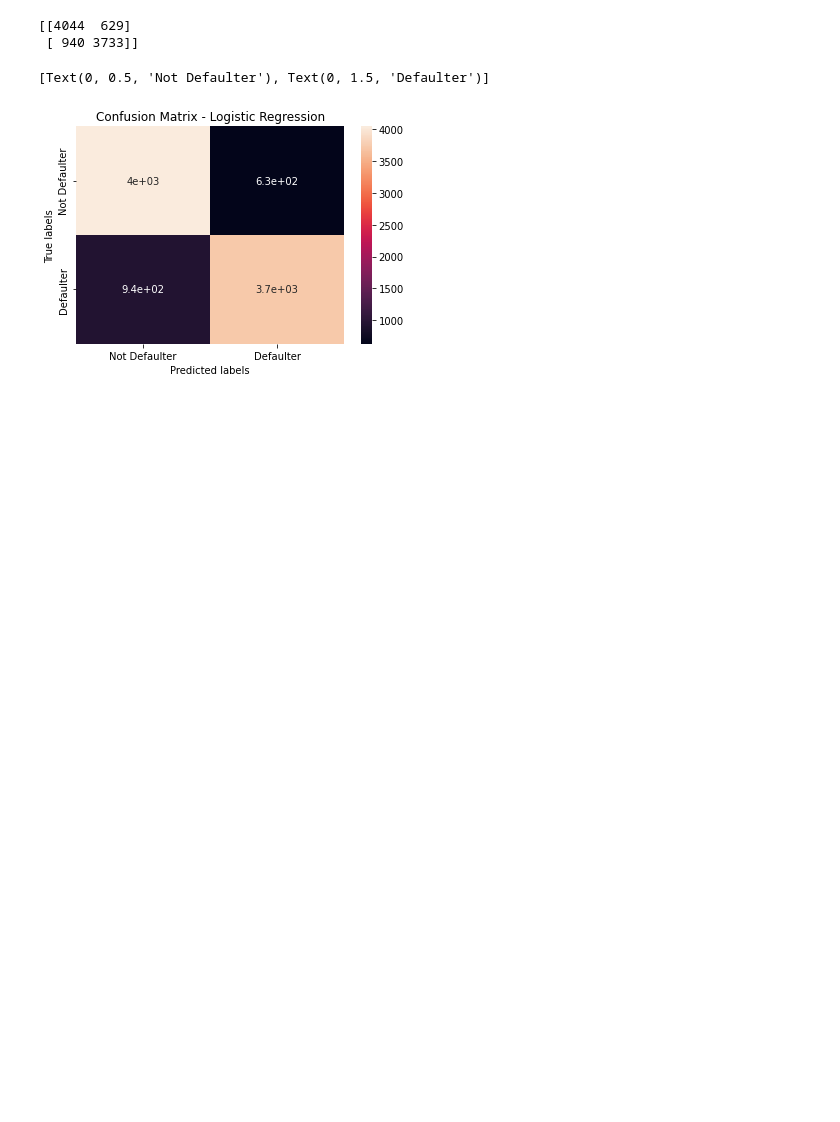
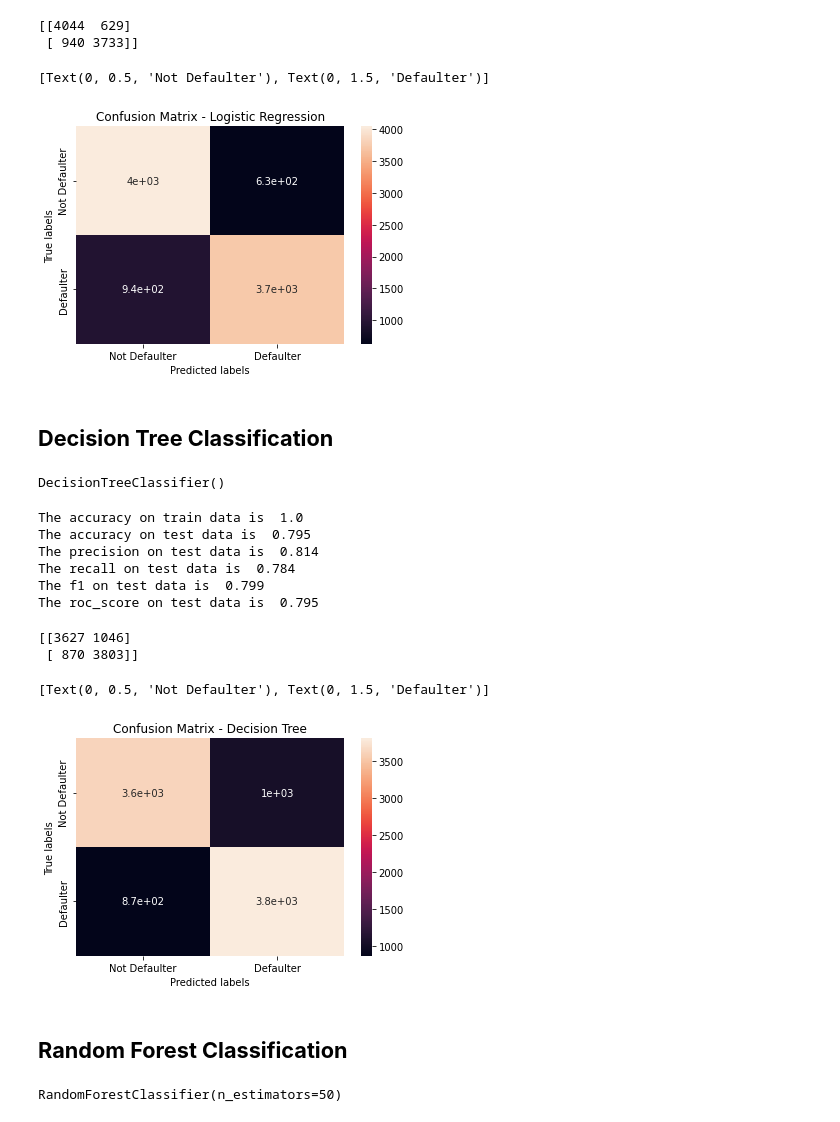
Before and after one commit to roysoni24/Credit-Card-Default-Prediction, a Jupyter notebook: Copy_of_Credit_Card_Default_Prediction_Capstone_Project.ipynb, the cells around one changed output. Cells and saved outputs as stored; diff of their text form; code cells hidden in the pictures; blank space fills up the shorter version.

Commit message:
Decision tree classifier

```diff
--- a/Copy_of_Credit_Card_Default_Prediction_Capstone_Project.ipynb
+++ b/Copy_of_Credit_Card_Default_Prediction_Capstone_Project.ipynb
@@ -592,3 +592,5 @@ ax.yaxis.set_ticklabels(labels)
  [ 940 3733]]
 [Text(0, 0.5, 'Not Defaulter'), Text(0, 1.5, 'Defaulter')]
 [figure]
+# %% [markdown]
+## **Decision Tree Classification**
@@ -594,0 +600,55 @@ ax.yaxis.set_ticklabels(labels)
+# %%
+#fitting data into Decision Tree Classifier
+dtc = DecisionTreeClassifier()
+dtc.fit(X_train, y_train)
+# %% [output]
+DecisionTreeClassifier()
+# %%
+#class prediction of y
+y_pred_dtc = dtc.predict(X_test)
+y_train_pred_dtc=dtc.predict(X_train)
+# %%
+#getting all scores for Decision Tree Classifier
+train_accuracy_dtc = round(accuracy_score(y_train_pred_dtc,y_train), 3)
+accuracy_dtc = round(accuracy_score(y_pred_dtc,y_test), 3)
+precision_score_dtc = round(precision_score(y_pred_dtc,y_test), 3)
+recall_score_dtc = round(recall_score(y_pred_dtc,y_test), 3)
+f1_score_dtc = round(f1_score(y_pred_dtc,y_test), 3)
+roc_score_dtc = round(roc_auc_score(y_pred_dtc,y_test), 3)
+
+print("The accuracy on train data is ", train_accuracy_dtc)
+print("The accuracy on test data is ", accuracy_dtc)
+print("The precision on test data is ", precision_score_dtc)
+print("The recall on test data is ", recall_score_dtc)
+print("The f1 on test data is ", f1_score_dtc)
+print("The roc_score on test data is ", roc_score_dtc)
+# %% [output]
+The accuracy on train data is  1.0
+The accuracy on test data is  0.795
+The precision on test data is  0.814
+The recall on test data is  0.784
+The f1 on test data is  0.799
+The roc_score on test data is  0.795
+# %%
+# Get the confusion matrix for decision tree classifier
+labels = ['Not Defaulter', 'Defaulter']
+cm_dtc = confusion_matrix(y_test, y_pred_dtc )
+print(cm_dtc)
+
+#plot confusion matrix
+ax= plt.subplot()
+sns.heatmap(cm_dtc, annot=True, ax = ax)
+
+# labels, title and ticks
+ax.set_xlabel('Predicted labels')
+ax.set_ylabel('True labels')
+ax.set_title('Confusion Matrix - Decision Tree')
+ax.xaxis.set_ticklabels(labels)
+ax.yaxis.set_ticklabels(labels)
+# %% [output]
+[[3627 1046]
+ [ 870 3803]]
+[Text(0, 0.5, 'Not Defaulter'), Text(0, 1.5, 'Defaulter')]
+[figure, added]
+# %% [markdown]
+## **Random Forest Classification**
@@ -594,0 +658,6 @@ ax.yaxis.set_ticklabels(labels)
+# %%
+#fitting data into Random Forest Classifier
+rfc=RandomForestClassifier(n_estimators=50)
+rfc.fit(X_train, y_train)
+# %% [output]
+RandomForestClassifier(n_estimators=50)
```
Also changed, not shown: parts of 5 cells of this notebook.
